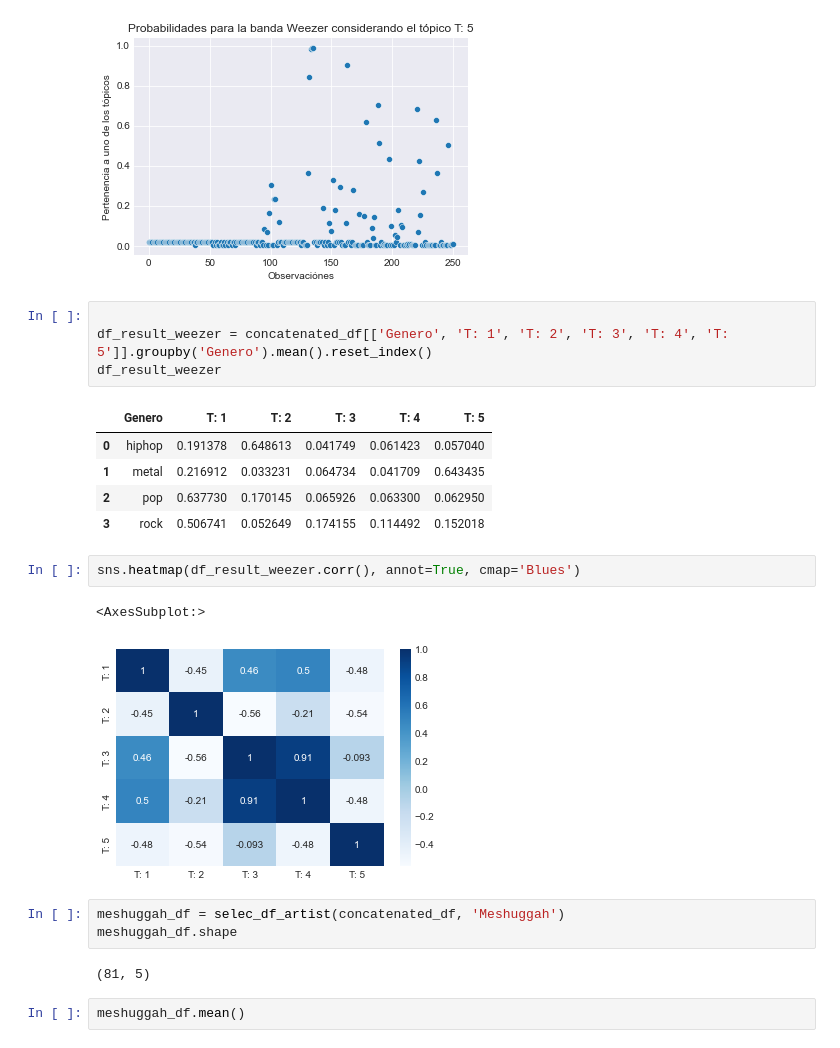
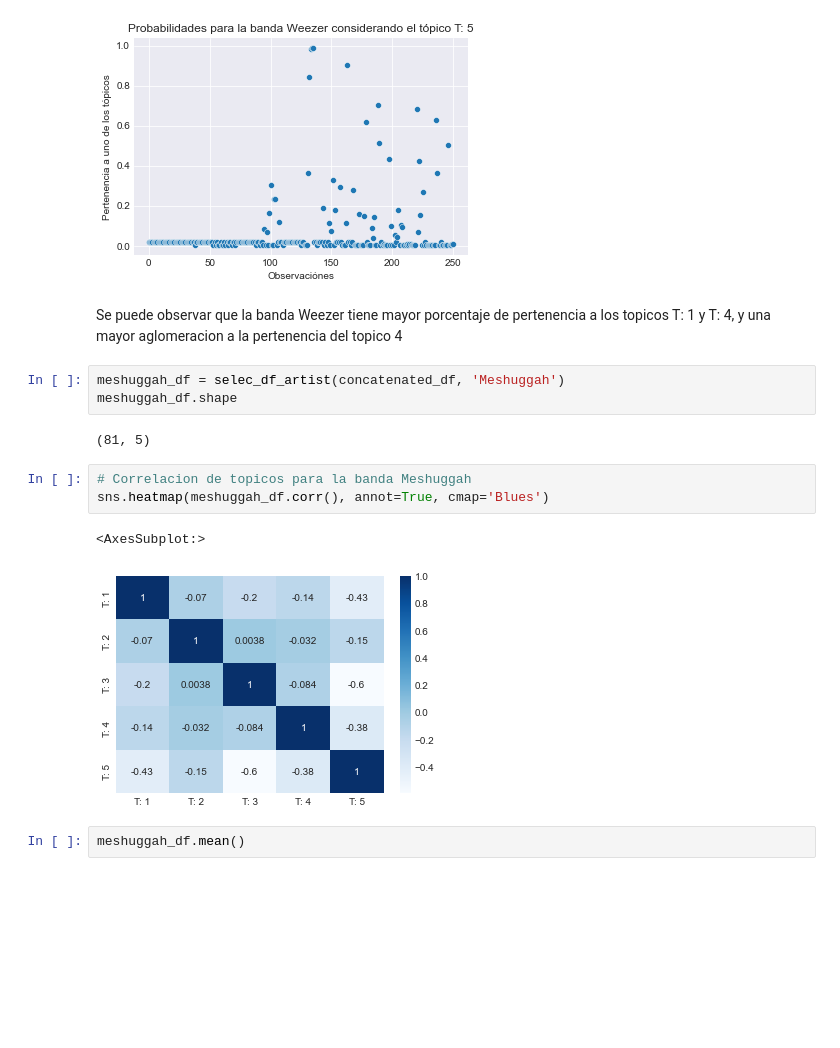
Before and after one commit to Denniels/Machine_Learning, a Jupyter notebook: SVM/Desafío_Inferencia_de_tópicos_con_EM.ipynb, the cells around one changed output. Drawn from its saved outputs; the diff is of its cells as text; blank space fills up the shorter version.

```diff
--- a/SVM/Desafío_Inferencia_de_tópicos_con_EM.ipynb
+++ b/SVM/Desafío_Inferencia_de_tópicos_con_EM.ipynb
@@ -403,26 +347,19 @@ for col in weezer_df.columns:
 [figure]
 [figure]
 [figure]
-# %%
-
-df_result_weezer = concatenated_df[['Genero', 'T: 1', 'T: 2', 'T: 3', 'T: 4', 'T: 5']].groupby('Genero').mean().reset_index()
-df_result_weezer
-# %% [output]
-|  | Genero | T: 1 | T: 2 | T: 3 | T: 4 | T: 5 |
-| 0 | hiphop | 0.191378 | 0.648613 | 0.041749 | 0.061423 | 0.057040 |
-| 1 | metal | 0.216912 | 0.033231 | 0.064734 | 0.041709 | 0.643435 |
-| 2 | pop | 0.637730 | 0.170145 | 0.065926 | 0.063300 | 0.062950 |
-| 3 | rock | 0.506741 | 0.052649 | 0.174155 | 0.114492 | 0.152018 |
-# %%
-sns.heatmap(df_result_weezer.corr(), annot=True, cmap='Blues')
-# %% [output]
-<AxesSubplot:>
-[figure, removed]
+# %% [markdown]
+Se puede observar que la banda Weezer tiene mayor porcentaje de pertenencia a los topicos T: 1 y T: 4, y una mayor aglomeracion a la pertenencia del topico 4
 # %%
 meshuggah_df = selec_df_artist(concatenated_df, 'Meshuggah')
 meshuggah_df.shape
 # %% [output]
 (81, 5)
+# %%
+# Correlacion de topicos para la banda Meshuggah
+sns.heatmap(meshuggah_df.corr(), annot=True, cmap='Blues')
+# %% [output]
+<AxesSubplot:>
+[figure, added]
 # %%
 meshuggah_df.mean()
 # %% [output]
```
Also changed, not shown: parts of 9 cells of this notebook.
